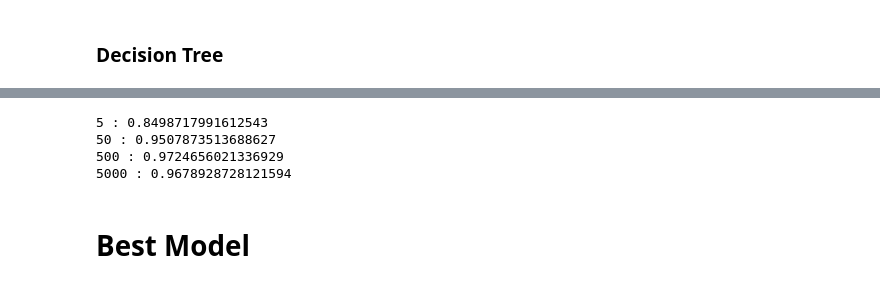
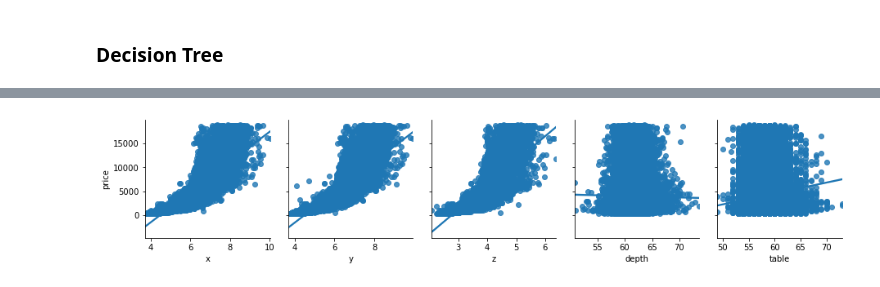
Before and after one commit to s4646/intro-to-data-science, a Jupyter notebook: Regression.ipynb, the cells around one changed output, grey strips where cells are left out. Cells and saved outputs as stored; diff of their text form; code cells hidden in the pictures.

```diff
--- a/Regression.ipynb
+++ b/Regression.ipynb
@@ -351,4 +301,4 @@ sns.heatmap(df.corr(),annot=True)
 'Unnamed 0' is just another column of indexes so I can remove it safely:
 # %%
 df = df.drop('Unnamed: 0',axis=1)
-df_dum = df_dum.drop('Unnamed: 0',axis=1)
+out = out.drop('Unnamed: 0',axis=1)
@@ -611,14 +519 @@ for i in [5,50,500,5000]:
-# %%
-for i in [5,50,500,5000]:
-    dtr = DecisionTreeRegressor(max_leaf_nodes=i, random_state=0)
-    dtr.fit(X_dum_train,y_dum_train)
-    #pred_dtr = dtr.predict(X_dum_test)
-    print(i,':', dtr.score(X_dum_test,y_dum_test))
-# %% [output]
-5 : 0.8498717991612543
-50 : 0.9507873513688627
-500 : 0.9724656021336929
-5000 : 0.9678928728121594
-# %% [markdown]
-# Best Model
 # %%
@@ -627,0 +537,5 @@ pred_dtr = dtr.predict(X_test)
+# %%
+sns.pairplot(data=out, x_vars=size, y_vars='price', kind='reg')
+plt.show()
+# %% [output]
+[figure, added]
```
Also changed, not shown: parts of 67 cells of this notebook.
